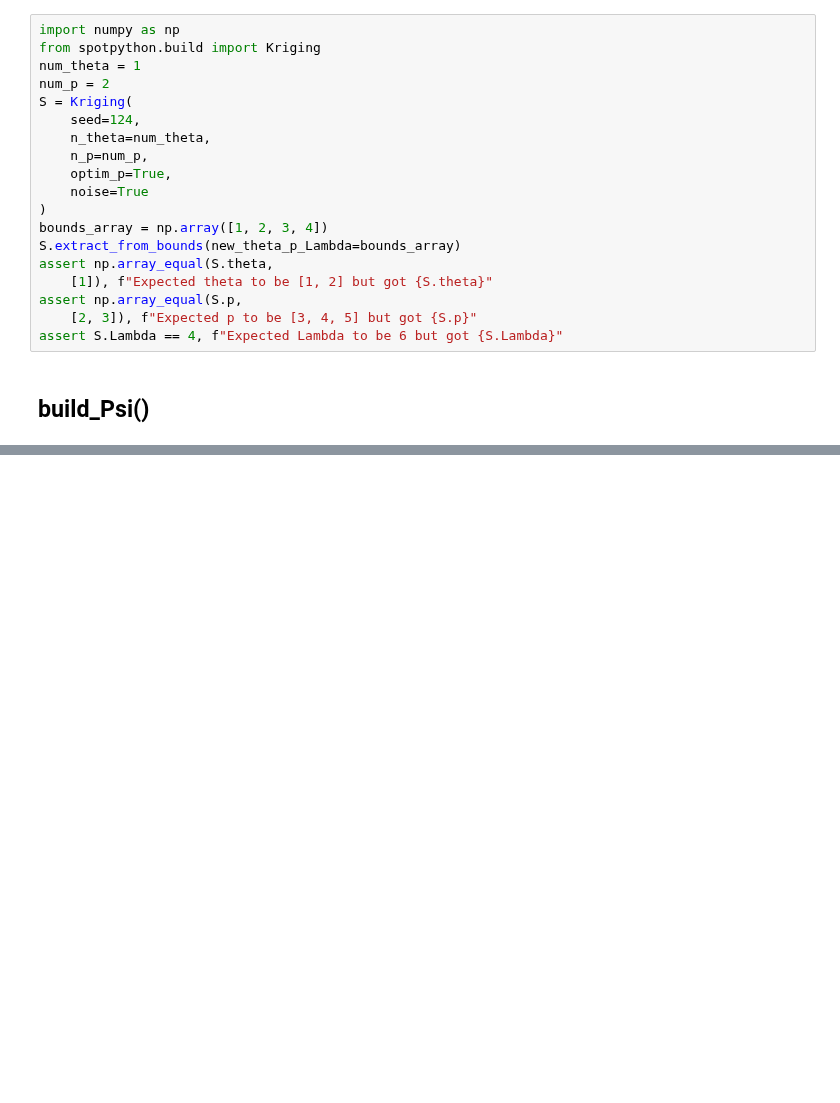
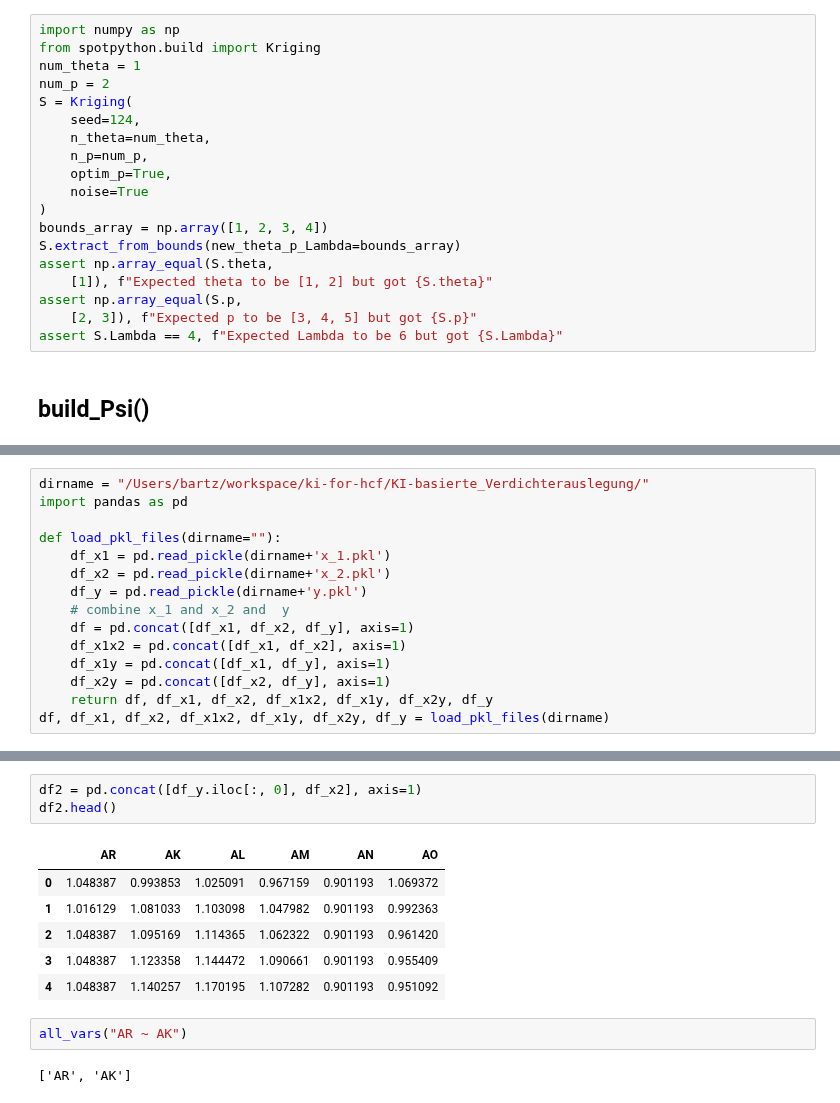
Before and after one commit to sequential-parameter-optimization/spotPython, a Jupyter notebook: notebooks/00_spotPython_tests.ipynb, the cells around one changed output, grey strips where cells are left out. Saved outputs shown, nothing was run; the diff lists cells and outputs as text; blank space fills up the shorter version.

```diff
--- a/notebooks/00_spotPython_tests.ipynb
+++ b/notebooks/00_spotPython_tests.ipynb
@@ -6534,0 +6529,15 @@ S.inf_Psi: False
+# %%
+dirname = "/Users/bartz/workspace/ki-for-hcf/KI-basierte_Verdichterauslegung/"
+import pandas as pd
+
+def load_pkl_files(dirname=""):
+    df_x1 = pd.read_pickle(dirname+'x_1.pkl')
+    df_x2 = pd.read_pickle(dirname+'x_2.pkl')
+    df_y = pd.read_pickle(dirname+'y.pkl')
+    # combine x_1 and x_2 and  y
+    df = pd.concat([df_x1, df_x2, df_y], axis=1)
+    df_x1x2 = pd.concat([df_x1, df_x2], axis=1)
+    df_x1y = pd.concat([df_x1, df_y], axis=1)
+    df_x2y = pd.concat([df_x2, df_y], axis=1)
+    return df, df_x1, df_x2, df_x1x2, df_x1y, df_x2y, df_y
+df, df_x1, df_x2, df_x1x2, df_x1y, df_x2y, df_y = load_pkl_files(dirname)
@@ -6534,0 +6566,14 @@ S.inf_Psi: False
+# %%
+df2 = pd.concat([df_y.iloc[:, 0], df_x2], axis=1)
+df2.head()
+# %% [output]
+|  | AR | AK | AL | AM | AN | AO |
+| 0 | 1.048387 | 0.993853 | 1.025091 | 0.967159 | 0.901193 | 1.069372 |
+| 1 | 1.016129 | 1.081033 | 1.103098 | 1.047982 | 0.901193 | 0.992363 |
+| 2 | 1.048387 | 1.095169 | 1.114365 | 1.062322 | 0.901193 | 0.961420 |
+| 3 | 1.048387 | 1.123358 | 1.144472 | 1.090661 | 0.901193 | 0.955409 |
+| 4 | 1.048387 | 1.140257 | 1.170195 | 1.107282 | 0.901193 | 0.951092 |
+# %%
+all_vars("AR ~ AK")
+# %% [output]
+['AR', 'AK']
```
Also changed, not shown: parts of 11 cells of this notebook.
